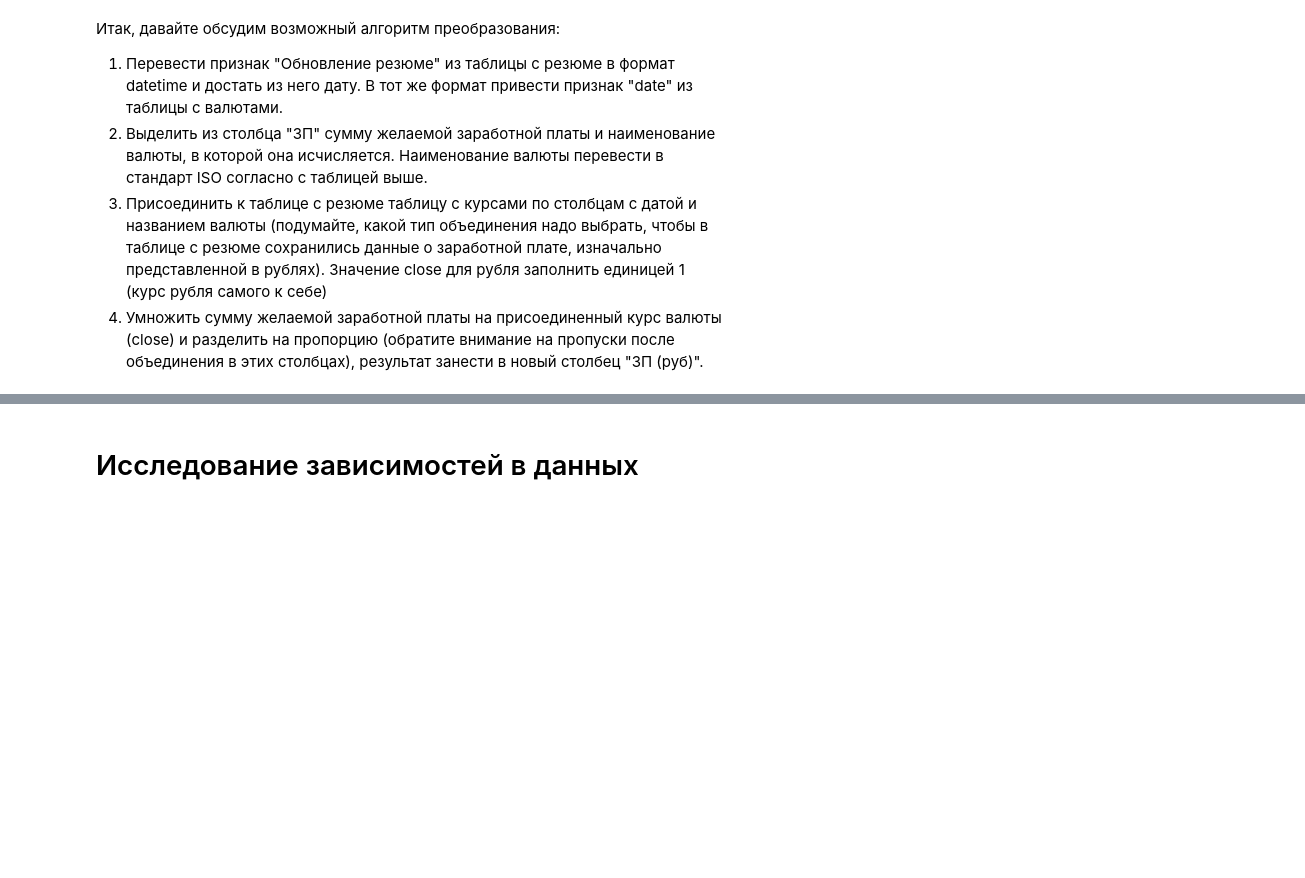
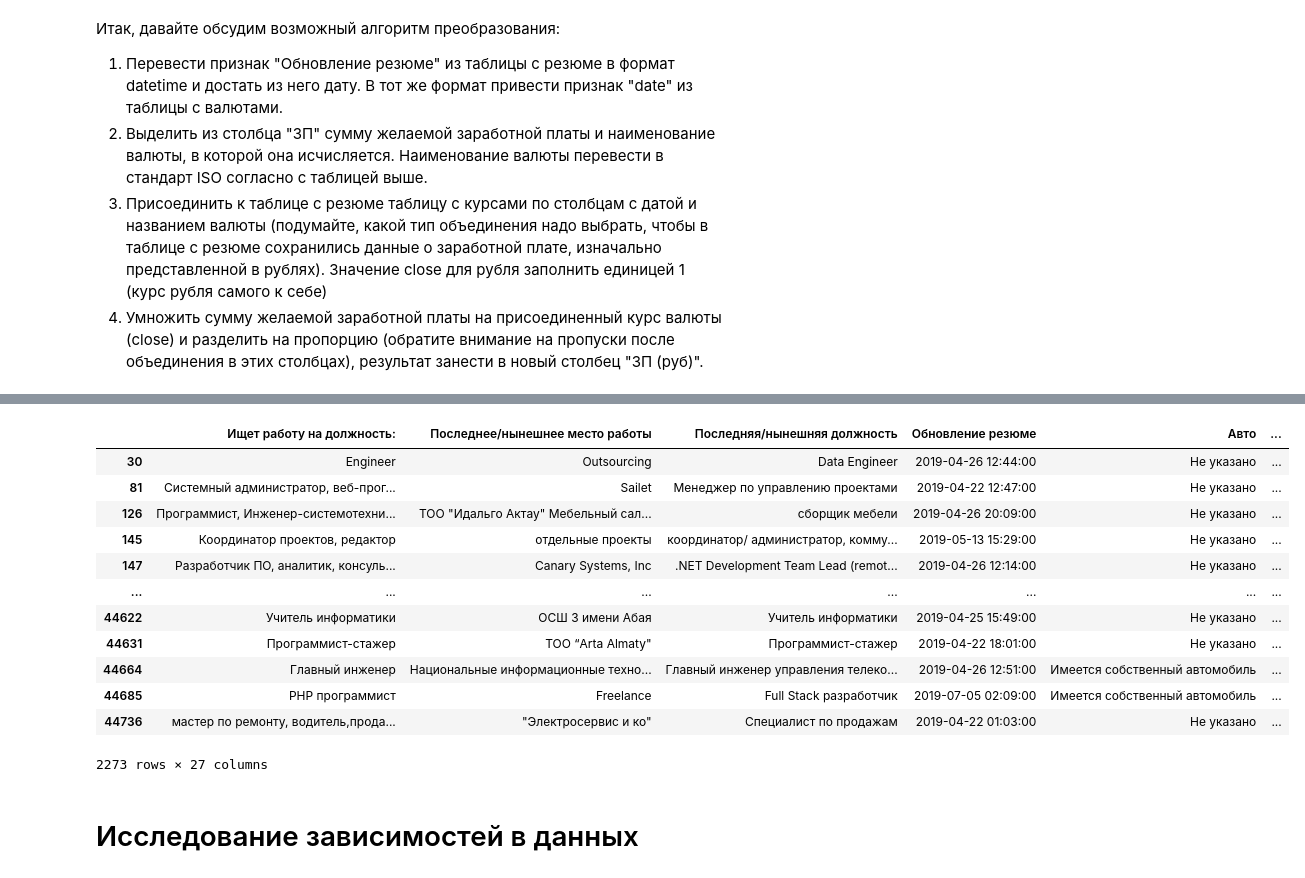
Before and after one commit to Chepell/SF_PROJECT_01, a Jupyter notebook: Project_01.ipynb, the cells around one changed output, grey strips where cells are left out. Drawn from its saved outputs; the diff is of its cells as text; code cells hidden in the pictures; blank space fills up the shorter version.

```diff
--- a/Project_01.ipynb
+++ b/Project_01.ipynb
@@ -496,3 +496,27 @@ round(hh_df[hh_df['Готовность к переезду'] & hh_df['Гото
+# %%
+hh_df['currency'] = hh_df['ЗП'].apply(get_currency)
+# %%
+hh_df['Зарплата'] = hh_df['ЗП'].apply(lambda x: x.split(' ')[0])
+# %%
+hh_df.drop('ЗП', axis=1, inplace=True)
+# %%
+hh_df = hh_df.merge(exchange_rates_df, on=['date', 'currency'], how='left')
+# %%
+hh_df[hh_df['currency'] != 'RUB']
+# %% [output]
+|  | Ищет работу на должность: | Последнее/нынешнее место работы | Последняя/нынешняя должность | Обновление резюме | Авто | ... |
+| 30 | Engineer | Outsourcing | Data Engineer | 2019-04-26 12:44:00 | Не указано | ... |
+| 81 | Системный администратор, веб-прог... | Sailet | Менеджер по управлению проектами | 2019-04-22 12:47:00 | Не указано | ... |
+| 126 | Программист, Инженер-системотехни... | ТОО "Идальго Актау" Мебельный сал... | сборщик мебели | 2019-04-26 20:09:00 | Не указано | ... |
+| 145 | Координатор проектов, редактор | отдельные проекты | координатор/ администратор, комму... | 2019-05-13 15:29:00 | Не указано | ... |
+| 147 | Разработчик ПО, аналитик, консуль... | Canary Systems, Inc | .NET Development Team Lead (remot... | 2019-04-26 12:14:00 | Не указано | ... |
+| ... | ... | ... | ... | ... | ... | ... |
+| 44622 | Учитель информатики | ОСШ 3 имени Абая | Учитель информатики | 2019-04-25 15:49:00 | Не указано | ... |
+| 44631 | Программист-стажер | ТОО “Arta Almaty" | Программист-стажер | 2019-04-22 18:01:00 | Не указано | ... |
+| 44664 | Главный инженер | Национальные информационные техно... | Главный инженер управления телеко... | 2019-04-26 12:51:00 | Имеется собственный автомобиль | ... |
+| 44685 | PHP программист | Freelance | Full Stack разработчик | 2019-07-05 02:09:00 | Имеется собственный автомобиль | ... |
+| 44736 | мастер по ремонту, водитель,прода... | "Электросервис и ко" | Специалист по продажам | 2019-04-22 01:03:00 | Не указано | ... |
+2273 rows × 27 columns
 # %% [markdown]
 # Исследование зависимостей в данных
 # %% [markdown]
```
Also changed, not shown: parts of 18 cells of this notebook.
